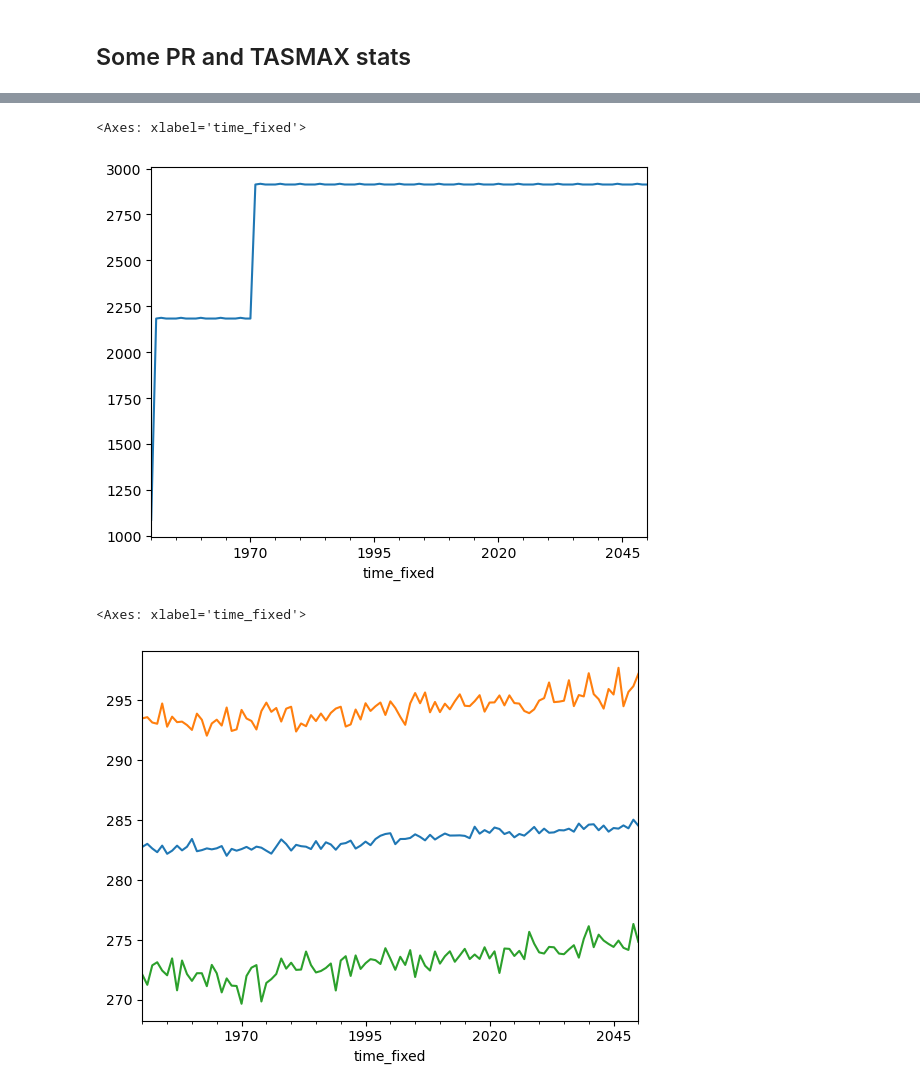
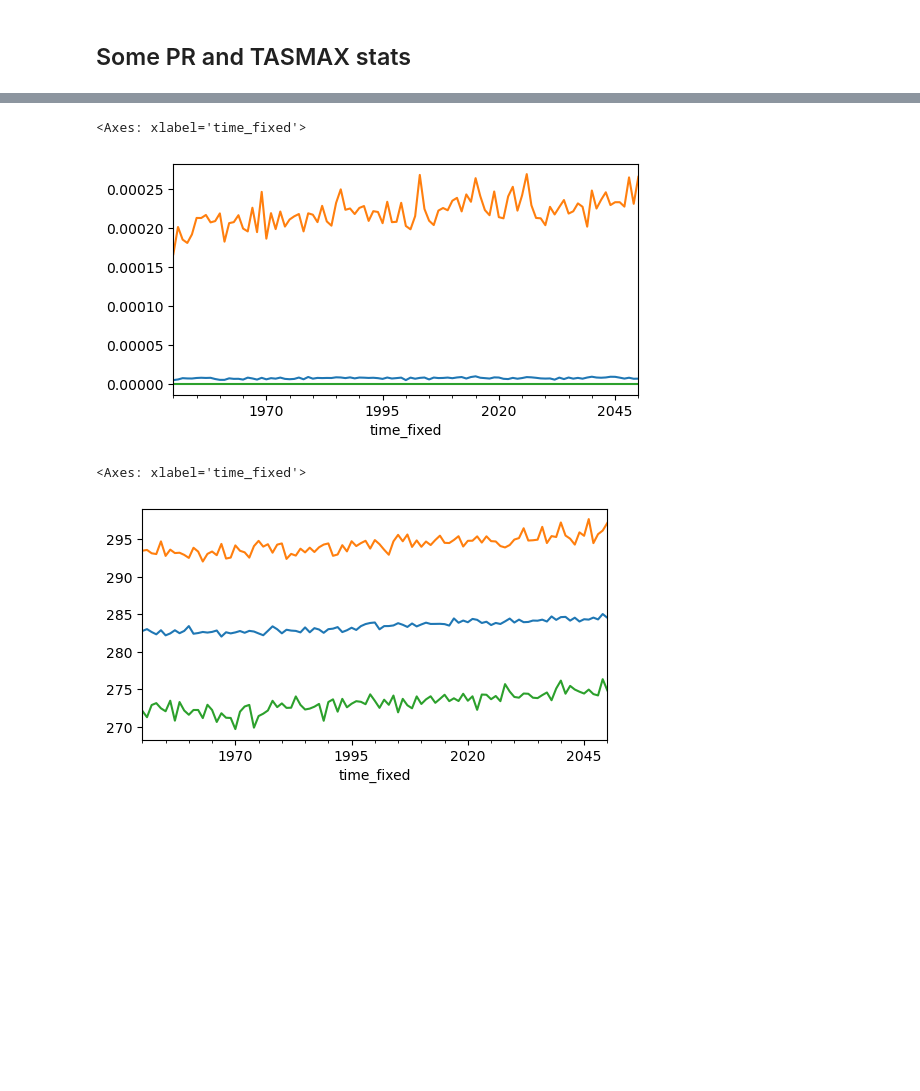
Before and after one commit to willirath/2025-02_climate_attribution_course_prep, a Jupyter notebook: notebooks/first_steps_with_the_data.ipynb, the cells around one changed output, grey strips where cells are left out. Cells and saved outputs as stored; diff of their text form; code cells hidden in the pictures; blank space fills up the shorter version.

```diff
--- a/notebooks/read_data.ipynb
+++ b/notebooks/first_steps_with_the_data.ipynb
@@ -313,0 +349,8 @@ df_poi
+# %%
+dlon_poi = df_poi_all_models.lon - df_poi_all_models.lon_poi
+dlat_poi = df_poi_all_models.lat - df_poi_all_models.lat_poi
+dist_degrees_poi = (
+    ((df_poi_all_models.lon - df_poi_all_models.lon_poi)) ** 2  # should we be more careful about lon periodicity here!?
+    + (df_poi_all_models.lat - df_poi_all_models.lat_poi) ** 2
+) ** 0.5
+dist_degrees_poi.plot.hist(bins=101);
@@ -313,0 +359,4 @@ df_poi
+# %%
+too_far_away = dist_degrees_poi > 1
+df_poi_good_models = df_poi_all_models.where(~too_far_away).dropna()
+df_poi_good_models
@@ -340,7 +407,7 @@ df_poi.loc["tasmax"].describe()
 # %%
 # a bit hacky: There's some weird calendars in there (some leap, some noleap, some wrongleap?!)
-df_poi["time_fixed"] = pd.to_datetime(df_poi.time.apply(str), errors="coerce")
-df_poi = df_poi.dropna()
+df_poi_good_models["time_fixed"] = pd.to_datetime(df_poi_good_models.time.apply(str), errors="coerce")
+df_poi_good_models = df_poi_good_models.dropna()
 # %% [markdown]
 ## Some PR and TASMAX stats
 # %%
@@ -357,16 +418,19 @@ pr_q01.plot(ax=ax)
-# %%
-df_poi.loc["pr"].sort_values(by="time_fixed").set_index("time_fixed").value.resample("1YE").count().plot()
-# %% [output]
-<Axes: xlabel='time_fixed'>
-[figure, removed]
+# %%
+ax = pr_median.plot(figsize=(6, 3))
+pr_q99.plot(ax=ax)
+pr_q01.plot(ax=ax)
+# %% [output]
+<Axes: xlabel='time_fixed'>
+[figure, added]
 # %%
-tasmax_median = df_poi.loc["tasmax"].sort_values(by="time_fixed").set_index("time_fixed").value.resample("1YE").median()
-tasmax_q99 = df_poi.loc["tasmax"].sort_values(by="time_fixed").set_index("time_fixed").value.resample("1YE").quantile(0.99)
-tasmax_q01 = df_poi.loc["tasmax"].sort_values(by="time_fixed").set_index("time_fixed").value.resample("1YE").quantile(0.01)
+tasmax_median = df_poi_good_models.loc["tasmax"].sort_values(by="time_fixed").set_index("time_fixed").value.resample("1YE").median()
+tasmax_q99 = df_poi_good_models.loc["tasmax"].sort_values(by="time_fixed").set_index("time_fixed").value.resample("1YE").quantile(0.99)
+tasmax_q01 = df_poi_good_models.loc["tasmax"].sort_values(by="time_fixed").set_index("time_fixed").value.resample("1YE").quantile(0.01)
+tasmax_counts = df_poi_good_models.loc["tasmax"].sort_values(by="time_fixed").set_index("time_fixed").value.resample("1YE").count()
 # %%
-ax = tasmax_median.plot()
+ax = tasmax_median.plot(figsize=(6, 3))
 tasmax_q99.plot(ax=ax)
 tasmax_q01.plot(ax=ax)
 # %% [output]
 <Axes: xlabel='time_fixed'>
-[figure, old version]
+[figure, new version]
```
Also changed, not shown: parts of 25 cells of this notebook, 1 other file.
